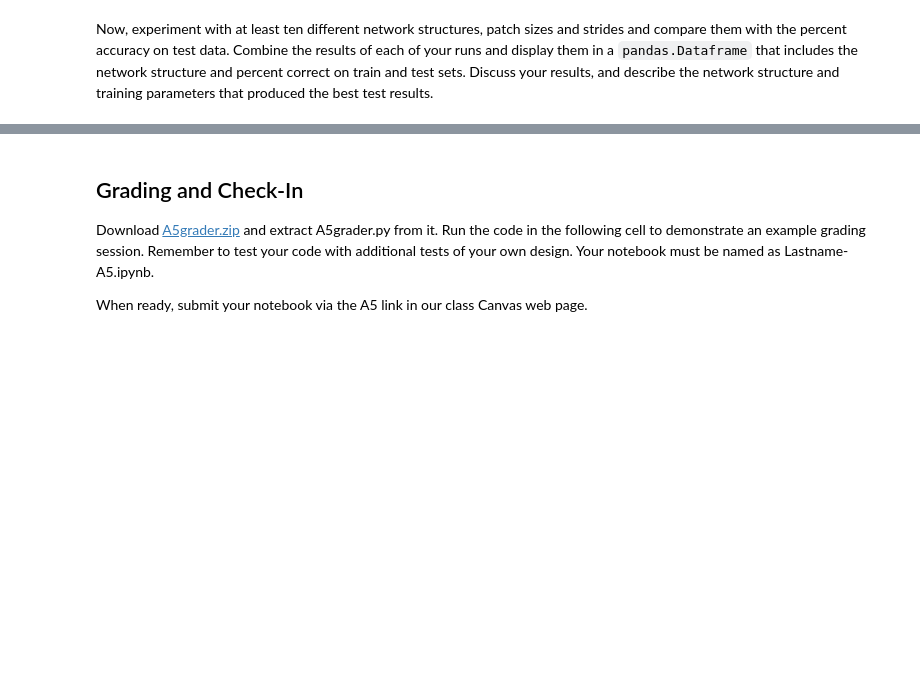
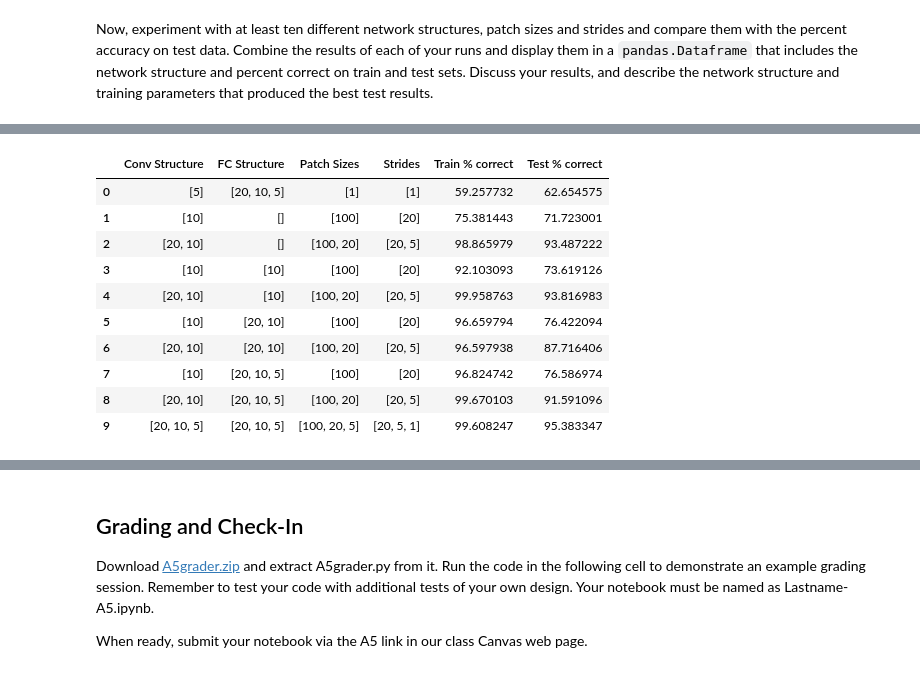
Before and after one commit to tmoleary21/cs445, a Jupyter notebook: hw5/Oleary-A5.ipynb, the cells around one changed output, grey strips where cells are left out. Saved outputs shown, nothing was run; the diff lists cells and outputs as text; code cells hidden in the pictures; blank space fills up the shorter version.

```diff
--- a/hw5/Oleary-A5.ipynb
+++ b/hw5/Oleary-A5.ipynb
@@ -150,7 +150,7 @@ Try reducing the patch_size for this layer or for the previous layer.''')
                 optimizer.step()
                 optimizer.zero_grad()
 
-                loss_sum += loss.detach()
+                loss_sum += float(loss.detach())
 
             self.error_trace.append(loss_sum / num_batches)
 
@@ -685,3 +733,39 @@ Okay, ready to train.  Create a `CNN1D` network with a statements like this.
 cnn1d = CNN1D(Xtrain.shape[-1], [5, 10], [10, 10], 2, [100, 20], [20, 5], device=device)
 # %% [markdown]
 Now, experiment with at least ten different network structures, patch sizes and strides and compare them with the percent accuracy on test data.  Combine the results of each of your runs and display them in a `pandas.Dataframe` that includes the network structure and percent correct on train and test sets. Discuss your results, and describe the network structure and training parameters that produced the best test results.
+# %%
+def runEcgExperiments(struct_options):
+    collected_data = []
+    for struct_option in struct_options:
+        cnn1d = CNN1D(Xtrain.shape[-1], struct_option[0], struct_option[1], 2, struct_option[2], struct_option[3], device=device)
+        n_epochs = 50
+        batch_size = 10
+        learning_rate = 0.001
+
+        cnn1d.train(Xtrain, Ttrain, batch_size, n_epochs, learning_rate, method='adam')
+
+        Classes, _ = cnn1d.use(Xtrain)
+        perc_correct_train = 100 * np.mean(Classes == Ttrain)
+
+        Classes, _ = cnn1d.use(Xtest)
+        perc_correct_test = 100 * np.mean(Classes == Ttest)
+
+        collected_data.append([*struct_option,float(perc_correct_train), float(perc_correct_test)])
+
+    column_names = ["Conv Structure", "FC Structure", "Patch Sizes", "Strides", "Train % correct", "Test % correct"]
+    return pandas.DataFrame(collected_data, columns=column_names)
+# %%
+struct_options = [
+    ([5], [20, 10, 5], [1], [1]),
+    ([10], [], [100], [20]),
+    ([20, 10], [], [100, 20], [20, 5]),
+    ([10],[10], [100], [20]),
+    ([20, 10], [10], [100, 20], [20, 5]),
+    ([10], [20, 10], [100], [20]),
+    ([20, 10], [20, 10], [100,20],[20,5]),
+    ([10], [20, 10, 5],[100],[20]),
+    ([20, 10], [20, 10, 5], [100,20],[20,5]),
+    ([20, 10, 5], [20, 10, 5],[100,20,5], [20,5,1]),
+]
+# %%
+resultdf = runEcgExperiments(struct_options)
@@ -687,0 +790,14 @@ Now, experiment with at least ten different network structures, patch sizes and
+# %%
+resultdf
+# %% [output]
+|  | Conv Structure | FC Structure | Patch Sizes | Strides | Train % correct | Test % correct |
+| 0 | [5] | [20, 10, 5] | [1] | [1] | 59.257732 | 62.654575 |
+| 1 | [10] | [] | [100] | [20] | 75.381443 | 71.723001 |
+| 2 | [20, 10] | [] | [100, 20] | [20, 5] | 98.865979 | 93.487222 |
+| 3 | [10] | [10] | [100] | [20] | 92.103093 | 73.619126 |
+| 4 | [20, 10] | [10] | [100, 20] | [20, 5] | 99.958763 | 93.816983 |
+| 5 | [10] | [20, 10] | [100] | [20] | 96.659794 | 76.422094 |
+| 6 | [20, 10] | [20, 10] | [100, 20] | [20, 5] | 96.597938 | 87.716406 |
+| 7 | [10] | [20, 10, 5] | [100] | [20] | 96.824742 | 76.586974 |
+| 8 | [20, 10] | [20, 10, 5] | [100, 20] | [20, 5] | 99.670103 | 91.591096 |
+| 9 | [20, 10, 5] | [20, 10, 5] | [100, 20, 5] | [20, 5, 1] | 99.608247 | 95.383347 |
```
Also changed, not shown: parts of 41 cells of this notebook, 3 other files.
